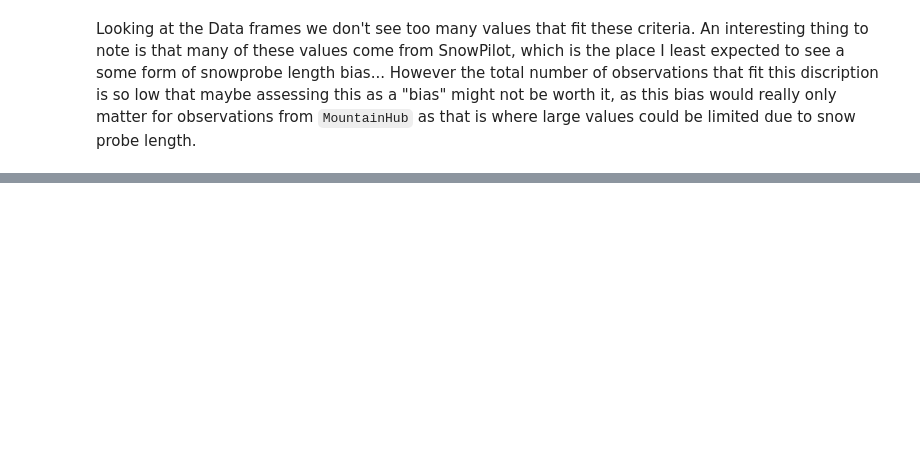
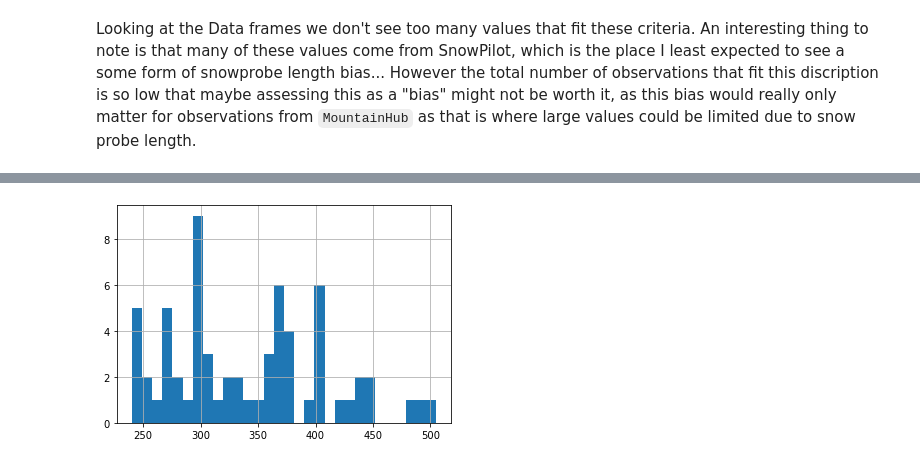
Before and after one commit to kamranwithak/Covid-vaccine-scheduler, a Jupyter notebook: CSOLARGE.ipynb, the cells around one changed output, grey strips where cells are left out. Drawn from its saved outputs; the diff is of its cells as text; code cells hidden in the pictures; blank space fills up the shorter version.

```diff
--- a/CSOLARGE.ipynb
+++ b/CSOLARGE.ipynb
@@ -77,2 +81,7 @@ CSO_CADepth3
 # %% [markdown]
 Looking at the Data frames we don't see too many values that fit these criteria. An interesting thing to note is that many of these values come from SnowPilot, which is the place I least expected to see a some form of snowprobe length bias... However the total number of observations that fit this discription is so low that maybe assessing this as a "bias" might not be worth it, as this bias would really only matter for observations from `MountainHub` as that is where large values could be limited due to snow probe length.
+# %%
+CSO_CA['flags'] = False
+CSO_CA.loc[CSO_CA['depth'] >= Depth1, 'flags'] = True
+CSO_CALarge = CSO_CA.loc[CSO_CA['flags'] == True]
+CSO_CALarge
@@ -78,0 +127,4 @@ Looking at the Data frames we don't see too many values that fit these criteria.
+# %%
+histogram_CA = CSO_CALarge['depth'].hist(bins = 30)
+# %% [output]
+[figure, added]
```
Also changed, not shown: parts of 23 cells of this notebook.
